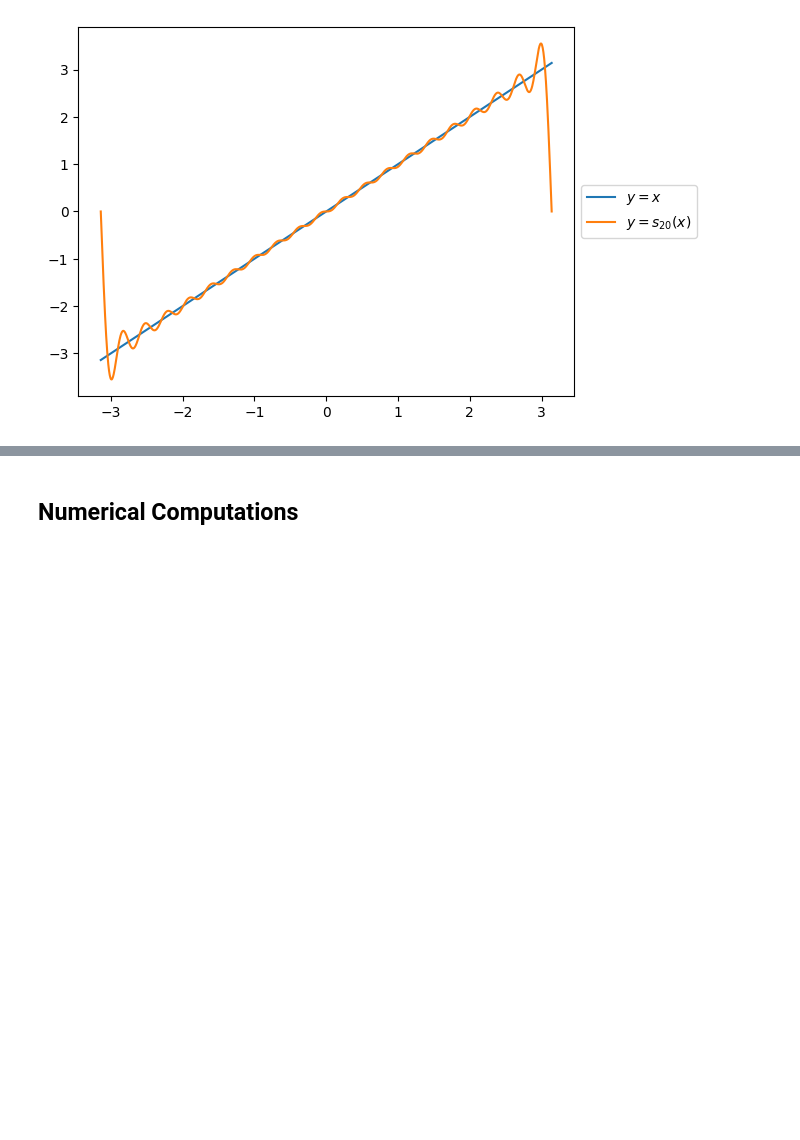
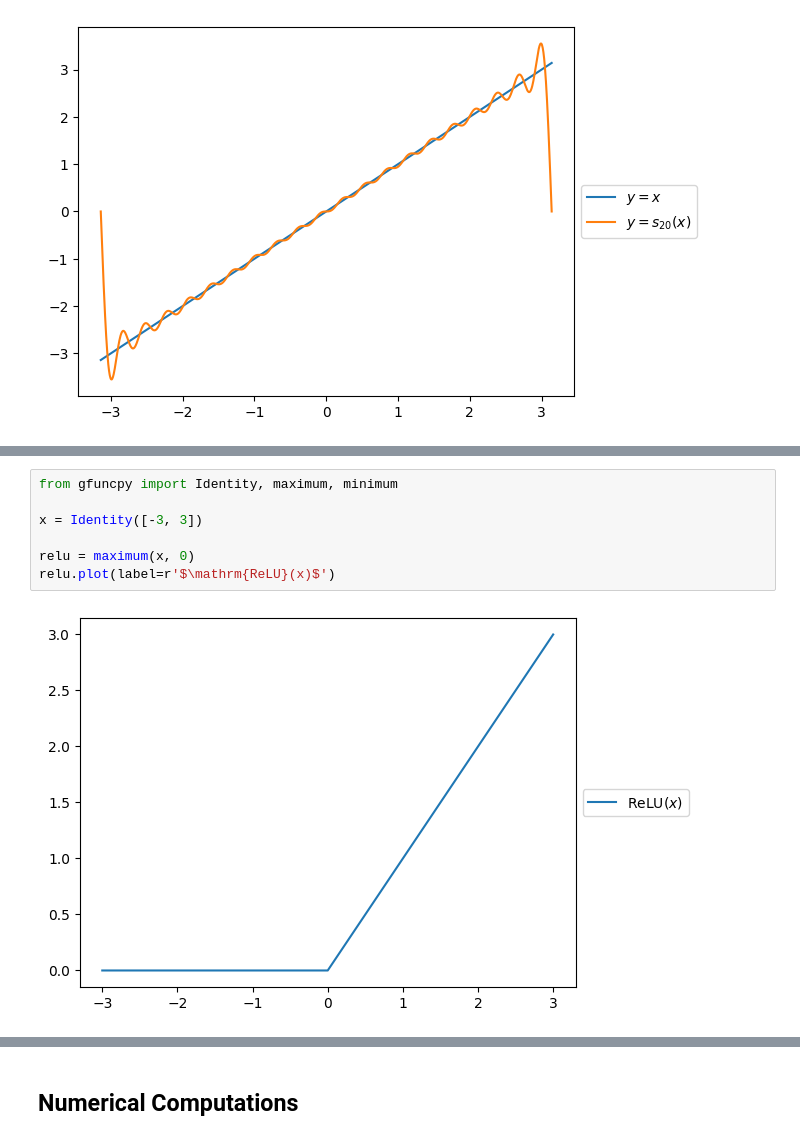
Before and after one commit to beginnerSC/gfuncpy, a Jupyter notebook: docs/source/usage.ipynb, the cells around one changed output, grey strips where cells are left out. Drawn from its saved outputs; the diff is of its cells as text; blank space fills up the shorter version.

Commit message:
maximum, minimum

```diff
--- a/docs/source/usage.ipynb
+++ b/docs/source/usage.ipynb
@@ -63,0 +68,9 @@ s(20).plot(label=r'$y=s_{20}(x)$')
+# %%
+from gfuncpy import Identity, maximum, minimum
+
+x = Identity([-3, 3])
+
+relu = maximum(x, 0)
+relu.plot(label=r'$\mathrm{ReLU}(x)$')
+# %% [output]
+[figure, added]
```
Also changed, not shown: parts of 3 cells of this notebook, 4 other files.
